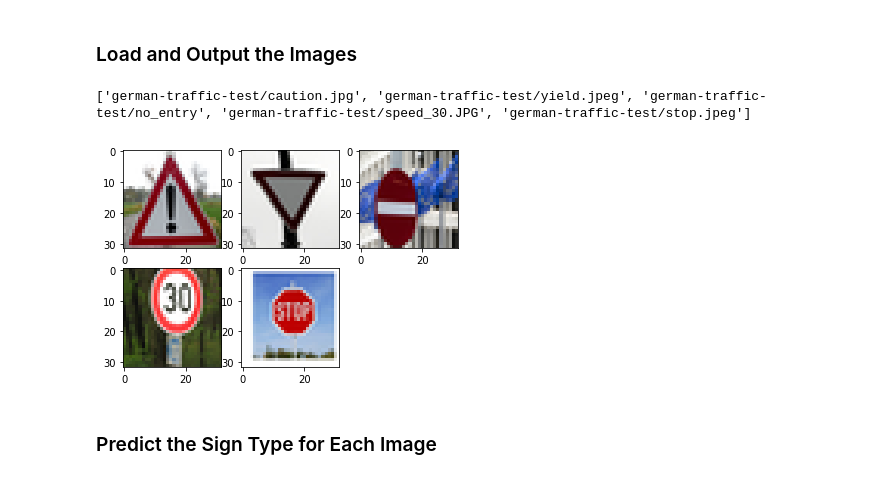
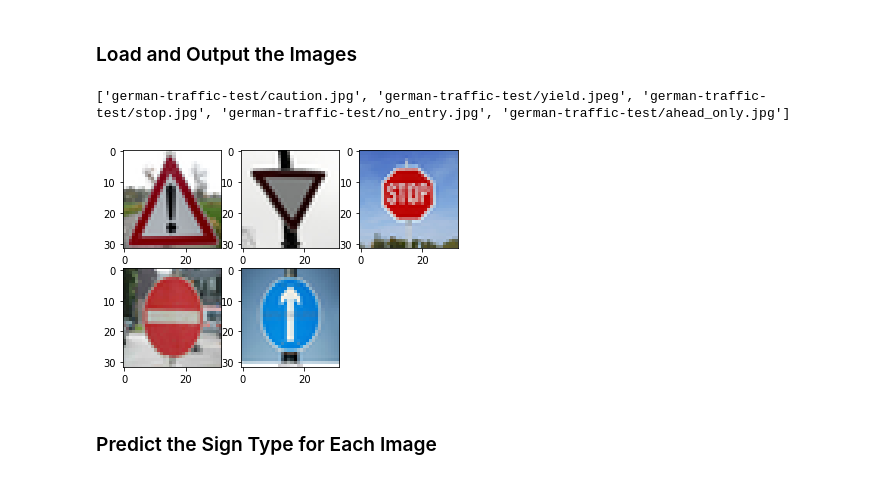
Before and after one commit to SomeshDaga/Traffic-Sign-Classifier, a Jupyter notebook: Traffic_Sign_Classifier.ipynb, the cells around one changed output. Drawn from its saved outputs; the diff is of its cells as text; code cells hidden in the pictures.

```diff
--- a/Traffic_Sign_Classifier.ipynb
+++ b/Traffic_Sign_Classifier.ipynb
@@ -345,31 +345,31 @@ You may find `signnames.csv` useful as it contains mappings from the class id (i
 # %%
 import os
 from PIL import Image
 
 data = []
 
 folder = 'german-traffic-test'
 images_f = [os.path.join(folder, img) for img in os.listdir(folder)]
 for file in images_f:
     im = Image.open(file)
     im = im.resize((32,32), Image.LANCZOS)
     im_array = np.array(im.getdata(), np.uint8).reshape(im.size[0], im.size[1], 3)
     data.append(im_array)
 
 print(images_f)
 X_new = np.array(data)
 
 fig = plt.figure()
 idx = 1
 for img in X_new:
     fig.add_subplot(2,3,idx)
     plt.imshow(img)
     idx += 1
 
-y_new = [18, 13, 17, 1, 14]
+y_new = [18, 13, 14, 17, 35]
 # %% [output]
-['german-traffic-test/caution.jpg', 'german-traffic-test/yield.jpeg', 'german-traffic-test/no_entry', 'german-traffic-test/speed_30.JPG', 'german-traffic-test/stop.jpeg']
+['german-traffic-test/caution.jpg', 'german-traffic-test/yield.jpeg', 'german-traffic-test/stop.jpg', 'german-traffic-test/no_entry.jpg', 'german-traffic-test/ahead_only.jpg']
-[figure, old version]
+[figure, new version]
 # %% [markdown]
 ### Predict the Sign Type for Each Image
 # %%
```
Also changed, not shown: parts of 5 cells of this notebook.
